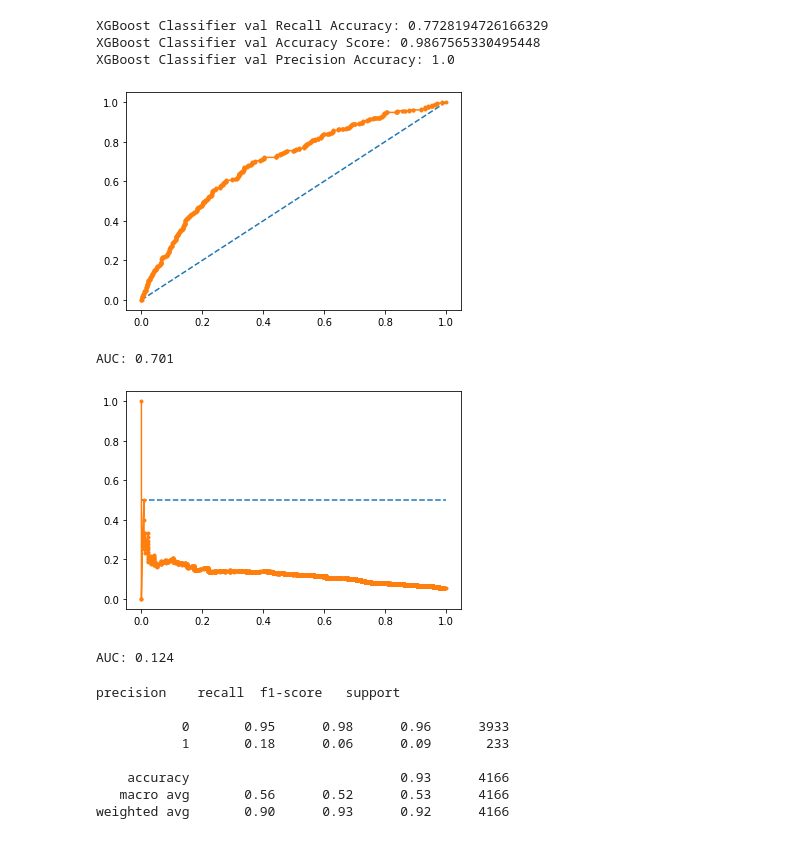
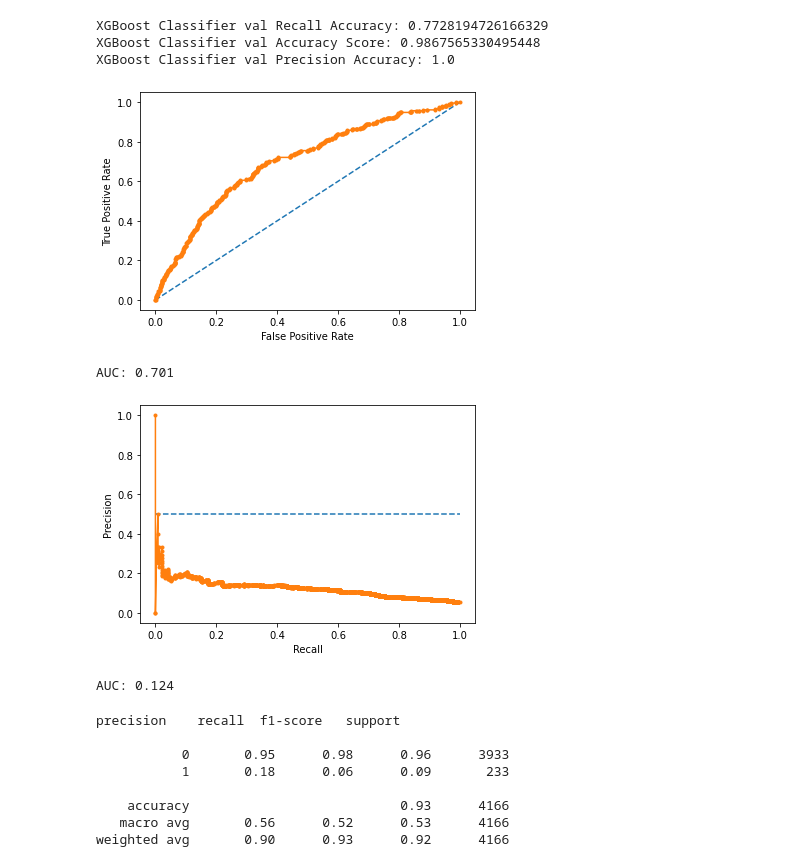
Before and after one commit to agpark1/VC-Sourcing-Model-Unit2-Build, a Jupyter notebook: 2A.ipynb, the cells around one changed output. Drawn from its saved outputs; the diff is of its cells as text; code cells hidden in the pictures.

```diff
--- a/2A.ipynb
+++ b/2A.ipynb
@@ -271,11 +271,13 @@ probs = probs[:, 1]
 fpr, tpr, thresholds = roc_curve(y_test, probs)
 pyplot.plot([0, 1], [0, 1], linestyle='--')
 pyplot.plot(fpr, tpr, marker='.')
+pyplot.xlabel('False Positive Rate')
+pyplot.ylabel('True Positive Rate')
 pyplot.show()
 auc_score = roc_auc_score(y_test, probs)
 print('AUC: %.3f' % auc_score)
 # %% [output]
-[figure, old version]
+[figure, new version]
 AUC: 0.701
 # %%
 precision, recall, thresholds = precision_recall_curve(y_test, probs)
@@ -283,11 +285,14 @@ auc_score = auc(recall, precision)
 # %%
 #Precision-Recall Curve Line Plot for Logistic Regression Model for Imbalanced Classification
 pyplot.plot([0, 1], [0.5, 0.5], linestyle='--')
 pyplot.plot(recall, precision, marker='.')
+# axis labels
+pyplot.xlabel('Recall')
+pyplot.ylabel('Precision')
 pyplot.show()
 print('AUC: %.3f' % auc_score)
 # %% [output]
-[figure, old version]
+[figure, new version]
 AUC: 0.124
 # %%
 #run test predictions
```
Also changed, not shown: parts of 29 cells of this notebook, 2 other files.
